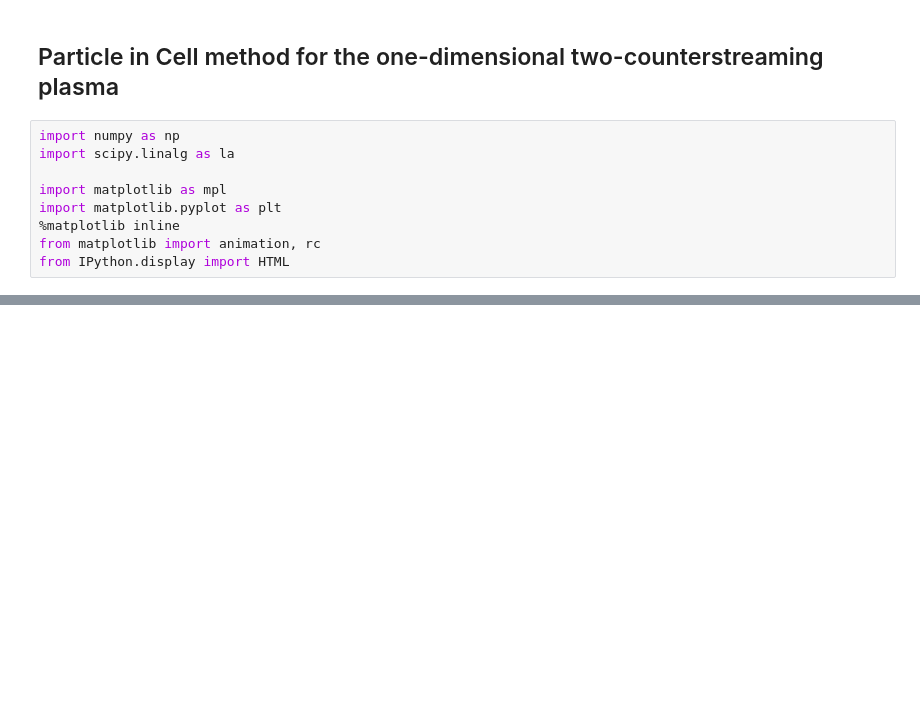
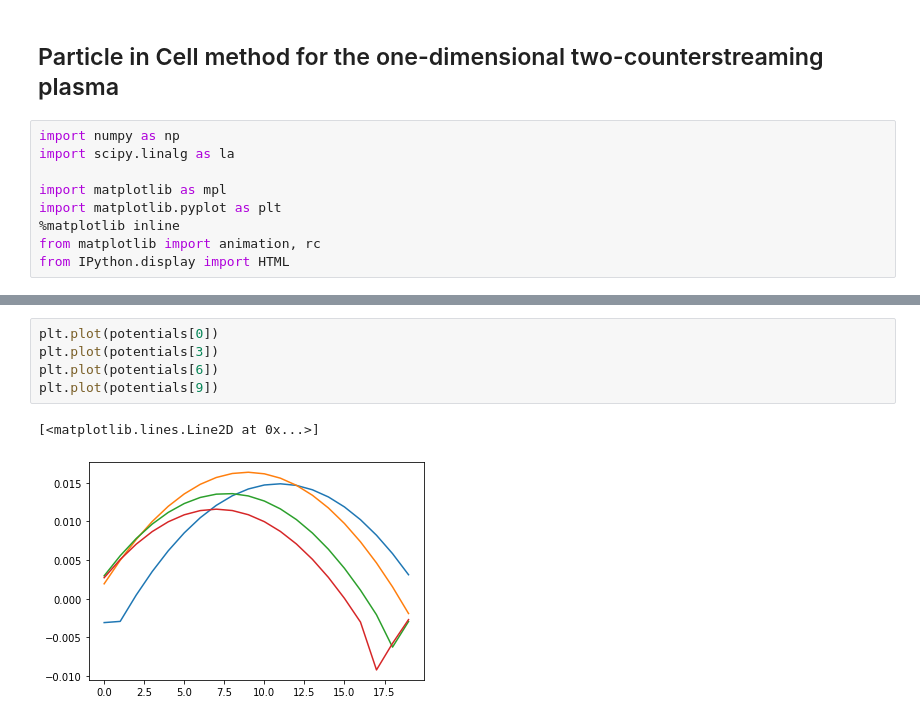
Before and after one commit to ErolBa/Plasma_PIC, a Jupyter notebook: VlasovPIC_1dim2stream.ipynb, the cells around one changed output, grey strips where cells are left out. Drawn from its saved outputs; the diff is of its cells as text; blank space fills up the shorter version.

```diff
--- a/VlasovPIC_1dim2stream.ipynb
+++ b/VlasovPIC_1dim2stream.ipynb
@@ -153,0 +256,8 @@ twoStreamPICsim(length=1.,
+# %%
+plt.plot(potentials[0])
+plt.plot(potentials[3])
+plt.plot(potentials[6])
+plt.plot(potentials[9])
+# %% [output]
+[<matplotlib.lines.Line2D at 0x...>]
+[figure, added]
```
Also changed, not shown: parts of 20 cells of this notebook.
